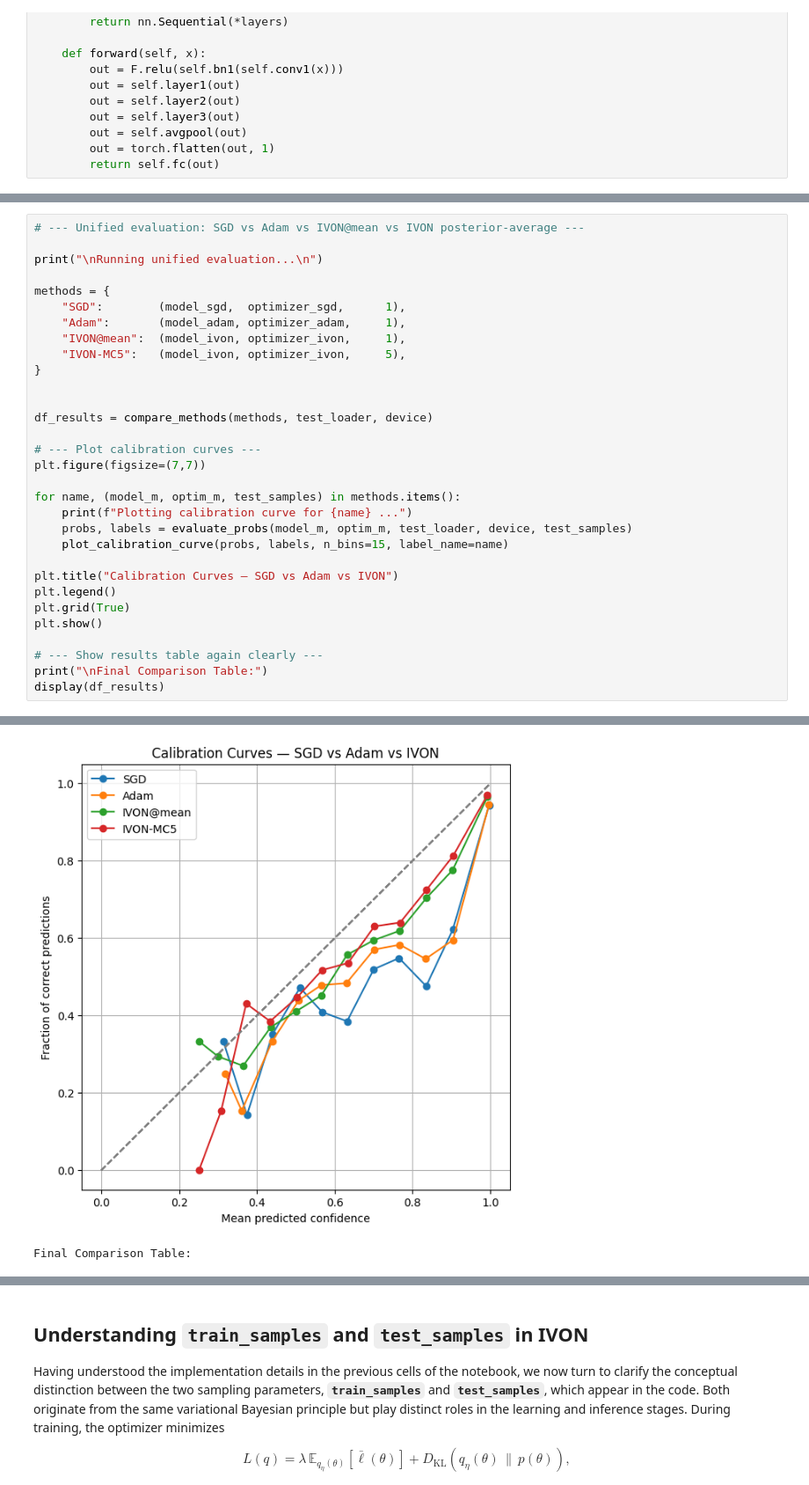
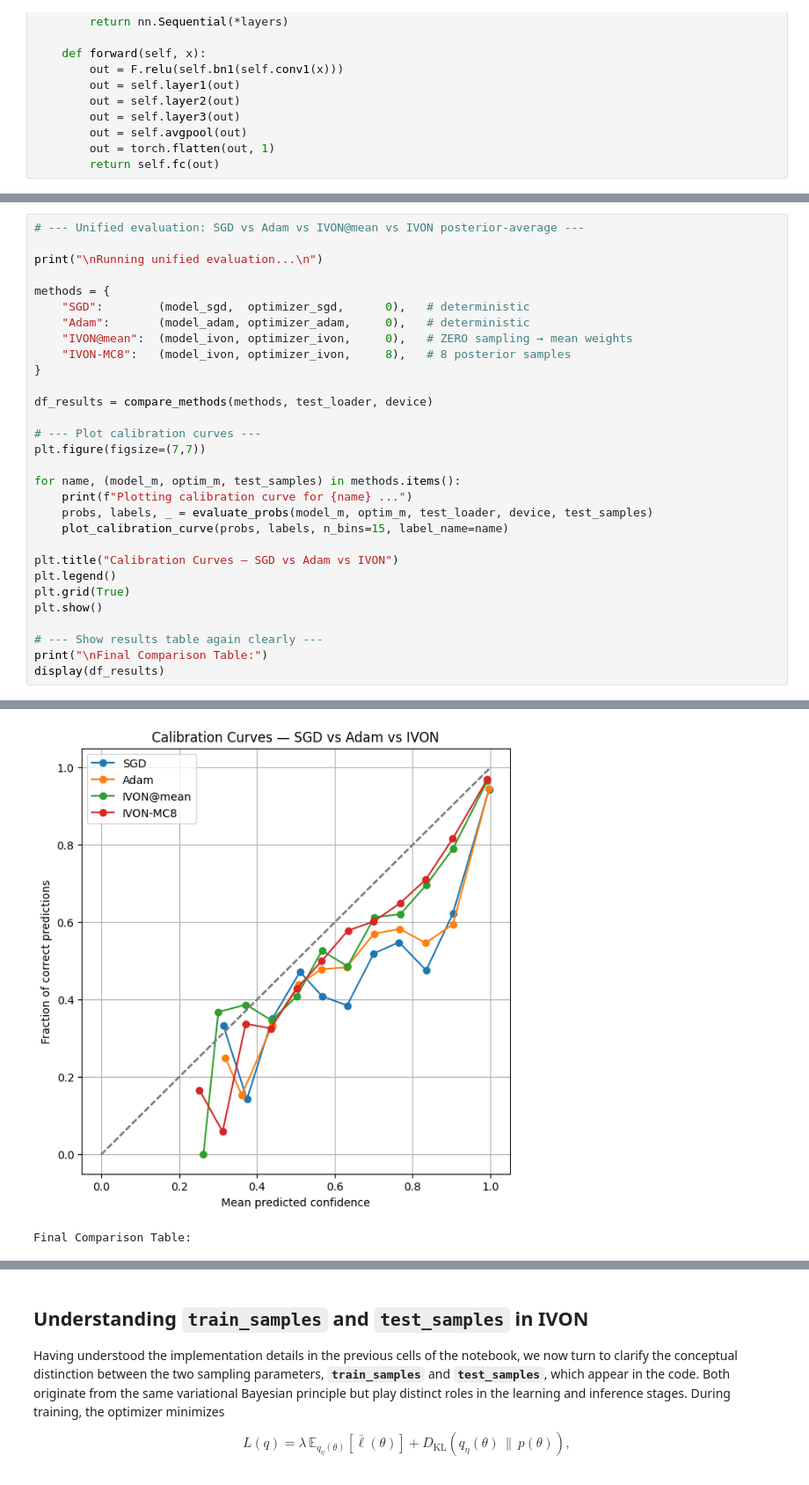
Before and after one commit to pontusherzen/IVON, a Jupyter notebook: ID&OOD_uncertainty_eval_1.ipynb, the cells around one changed output, grey strips where cells are left out. Shown at 88% size. Drawn from its saved outputs; the diff is of its cells as text.

```diff
--- a/ID&OOD_uncertainty_eval_1.ipynb
+++ b/ID&OOD_uncertainty_eval_1.ipynb
@@ -705,12 +886,11 @@ Saved Adam checkpoint!
 print("\nRunning unified evaluation...\n")
 
 methods = {
-    "SGD":        (model_sgd,  optimizer_sgd,      1),
-    "Adam":       (model_adam, optimizer_adam,     1),
-    "IVON@mean":  (model_ivon, optimizer_ivon,     1),
-    "IVON-MC5":   (model_ivon, optimizer_ivon,     5),
+    "SGD":        (model_sgd,  optimizer_sgd,      0),   # deterministic
+    "Adam":       (model_adam, optimizer_adam,     0),   # deterministic
+    "IVON@mean":  (model_ivon, optimizer_ivon,     0),   # ZERO sampling → mean weights
+    "IVON-MC8":   (model_ivon, optimizer_ivon,     8),   # 8 posterior samples
 }
-
 
 df_results = compare_methods(methods, test_loader, device)
 
@@ -719,7 +899,7 @@ plt.figure(figsize=(7,7))
 
 for name, (model_m, optim_m, test_samples) in methods.items():
     print(f"Plotting calibration curve for {name} ...")
-    probs, labels = evaluate_probs(model_m, optim_m, test_loader, device, test_samples)
+    probs, labels, _ = evaluate_probs(model_m, optim_m, test_loader, device, test_samples)
     plot_calibration_curve(probs, labels, n_bins=15, label_name=name)
 
 plt.title("Calibration Curves — SGD vs Adam vs IVON")
@@ -752,4 +932,4 @@ Plotting calibration curve for IVON-MC5 ...
-[figure, old version]
+[figure, new version]
 Final Comparison Table:
 |  | Top-1 Acc ↑ | Top-5 Acc ↑ | NLL ↓ | ECE ↓ | Brier ↓ |
 | Method |  |  |  |  |  |
```
Also changed, not shown: parts of 31 cells of this notebook, 2 other files.
